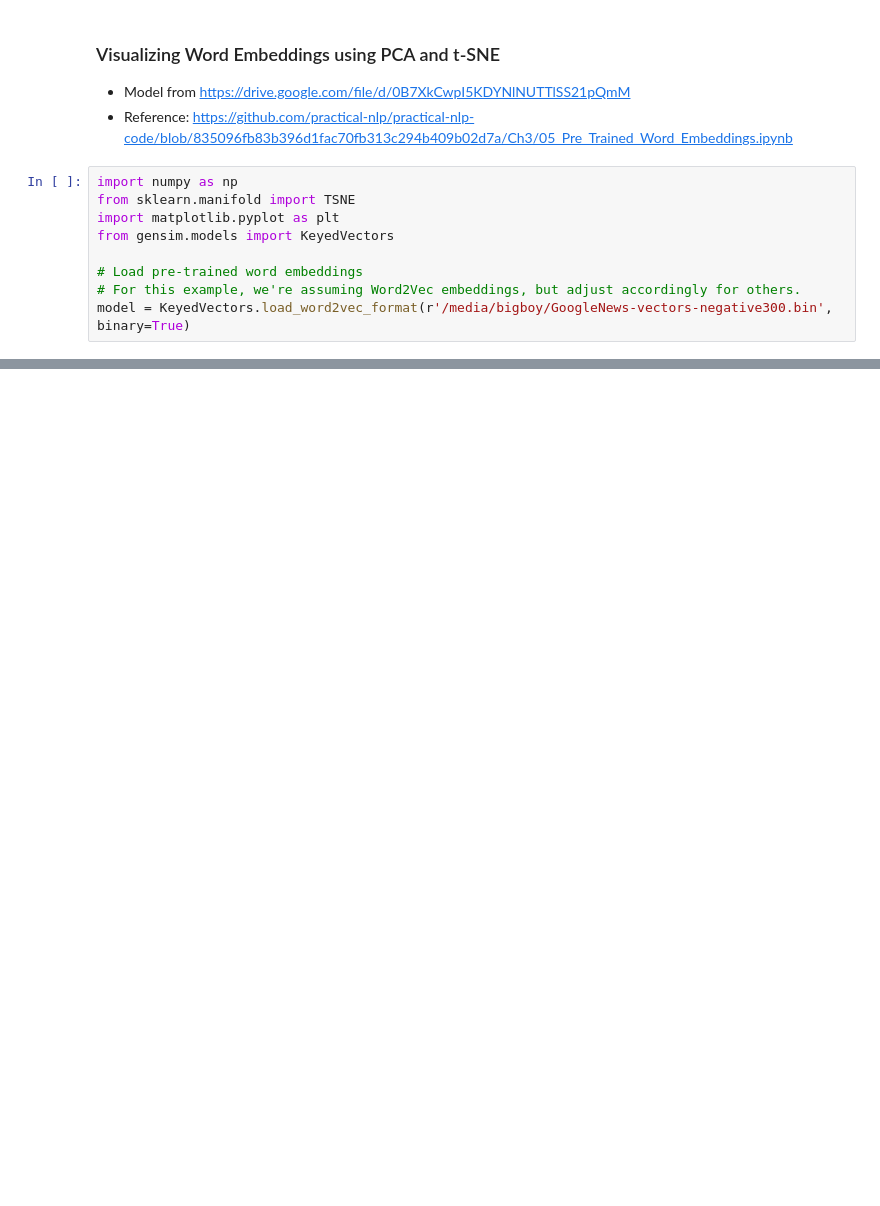
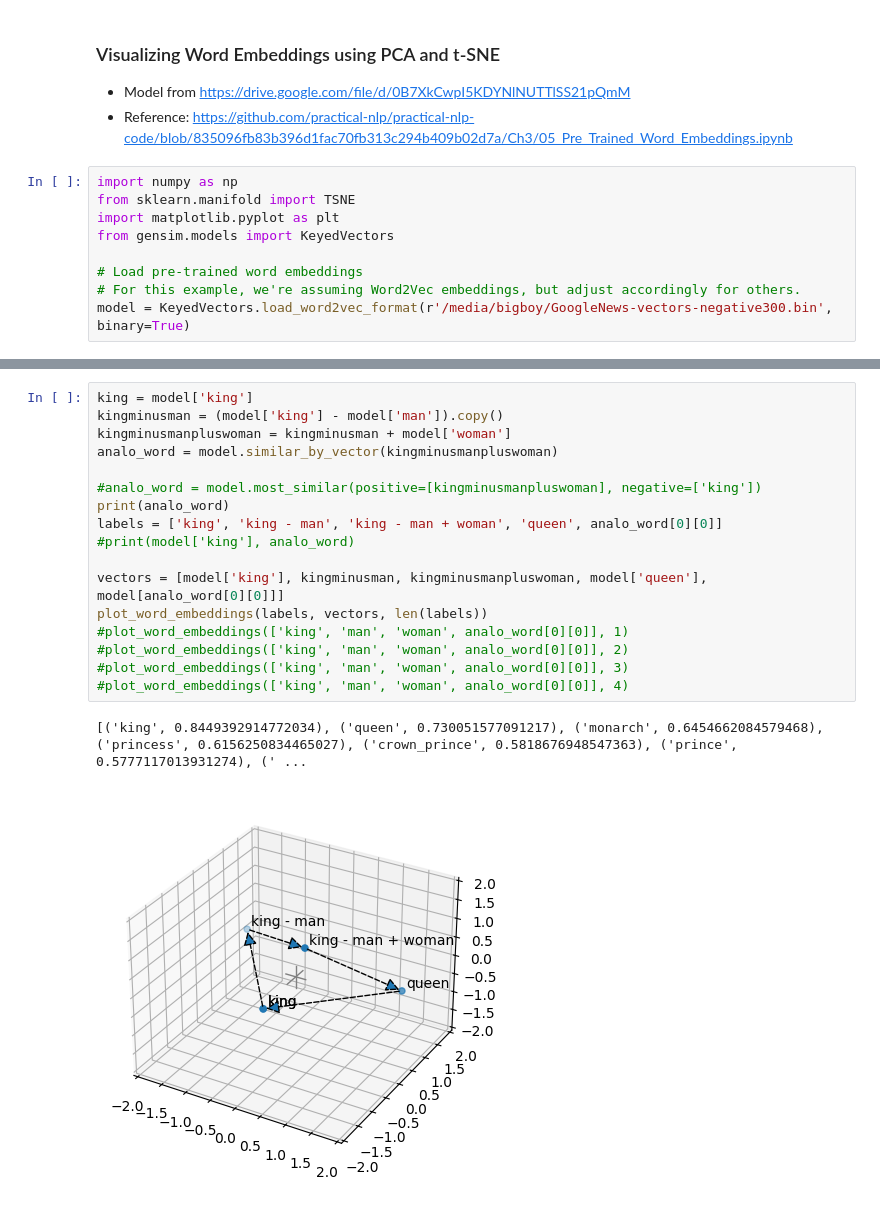
Before and after one commit to lettucegoblin/Machine-Learning-Illustrated-Examples, a Jupyter notebook: Exploring higher dimensional visualization.ipynb, the cells around one changed output, grey strips where cells are left out. Saved outputs shown, nothing was run; the diff lists cells and outputs as text; blank space fills up the shorter version.

Commit message:
Showing vector math

```diff
--- a/Exploring higher dimensional visualization.ipynb
+++ b/Exploring higher dimensional visualization.ipynb
@@ -154,0 +298,20 @@ plot_words_similiar(words_to_visualize, 2, 2)
+# %%
+king = model['king']
+kingminusman = (model['king'] - model['man']).copy()
+kingminusmanpluswoman = kingminusman + model['woman']
+analo_word = model.similar_by_vector(kingminusmanpluswoman)
+
+#analo_word = model.most_similar(positive=[kingminusmanpluswoman], negative=['king'])
+print(analo_word)
+labels = ['king', 'king - man', 'king - man + woman', 'queen', analo_word[0][0]]
+#print(model['king'], analo_word)
+
+vectors = [model['king'], kingminusman, kingminusmanpluswoman, model['queen'], model[analo_word[0][0]]]
+plot_word_embeddings(labels, vectors, len(labels))
+#plot_word_embeddings(['king', 'man', 'woman', analo_word[0][0]], 1)
+#plot_word_embeddings(['king', 'man', 'woman', analo_word[0][0]], 2)
+#plot_word_embeddings(['king', 'man', 'woman', analo_word[0][0]], 3)
+#plot_word_embeddings(['king', 'man', 'woman', analo_word[0][0]], 4)
+# %% [output]
+[('king', 0.8449392914772034), ('queen', 0.730051577091217), ('monarch', 0.6454662084579468), ('princess', 0.6156250834465027), ('crown_prince', 0.5818676948547363), ('prince', 0.5777117013931274), (' ...
+[figure, added]
```
Also changed, not shown: parts of 16 cells of this notebook, 1 other file.
